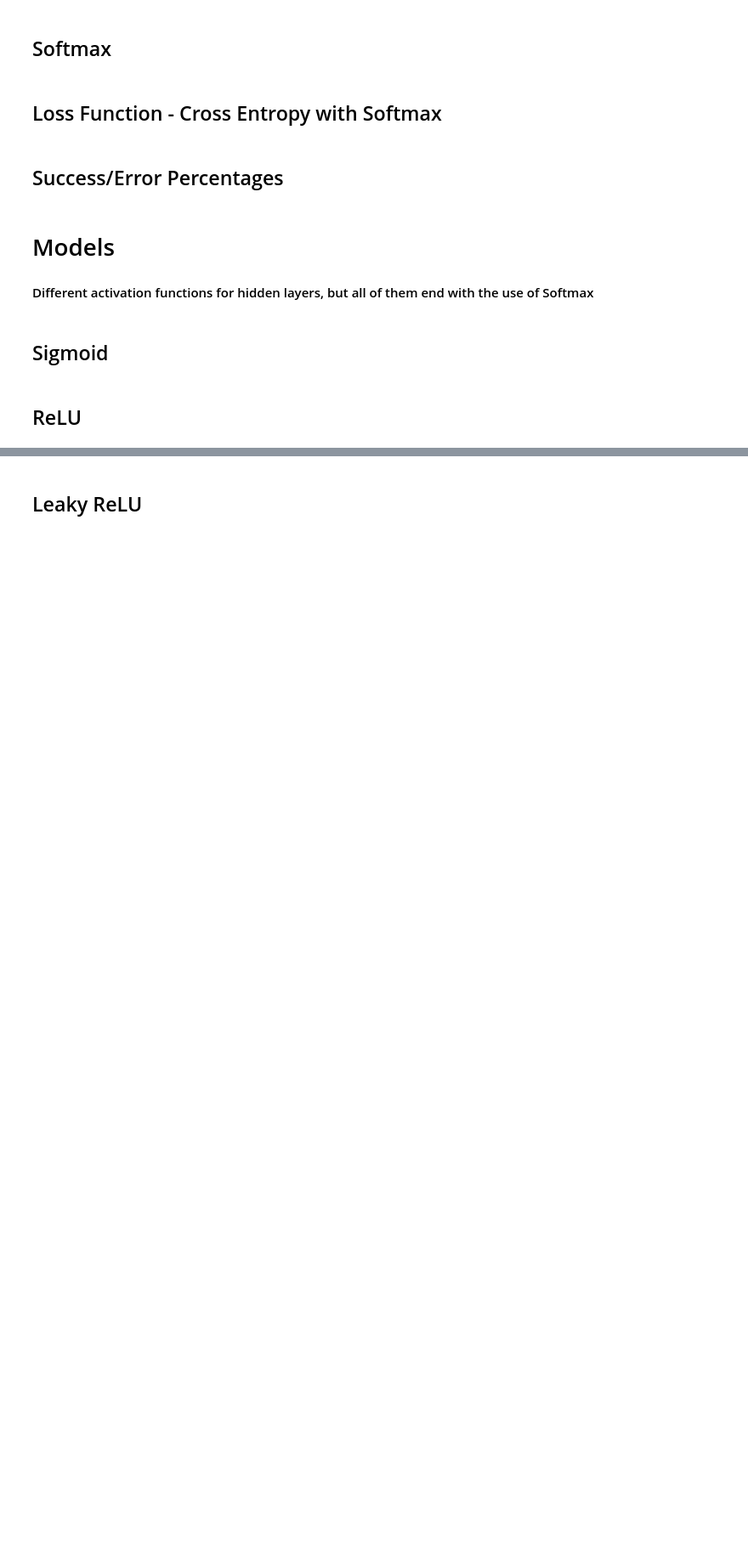
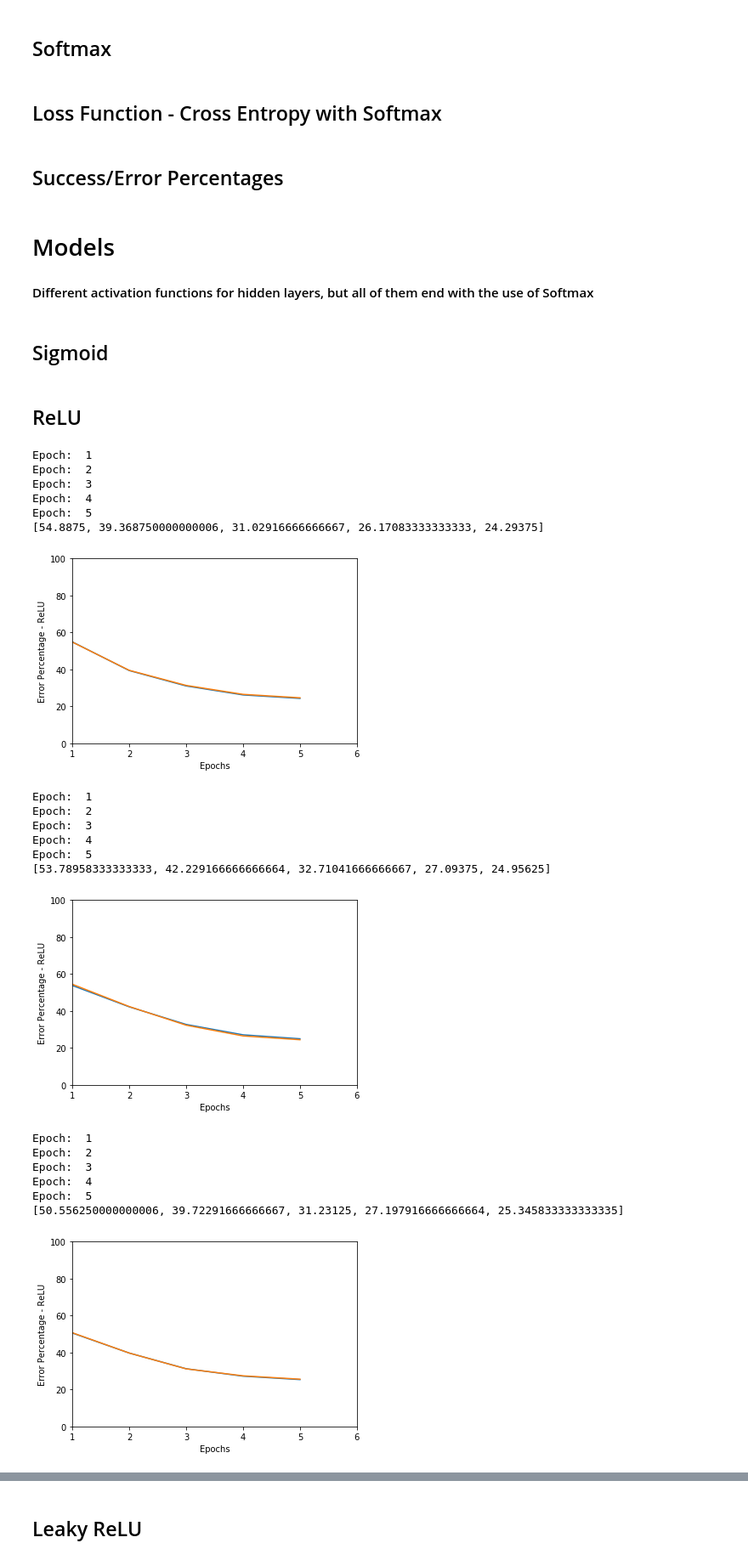
Before and after one commit to ruycastilho/MC886-Assignment02-NeuralNetworks, a Jupyter notebook: Assignment 2-NN-Part1.ipynb, the cells around one changed output, grey strips where cells are left out. Shown: that part at 85% size. Drawn from its saved outputs; the diff is of its cells as text; code cells hidden in the pictures; blank space fills up the shorter version.

Commit message:
Added plots

```diff
--- a/Assignment 2-NN-Part1.ipynb
+++ b/Assignment 2-NN-Part1.ipynb
@@ -98,11 +98,11 @@ output_layer=10
 # %% [markdown]
 ## Learning Rate
 # %%
-learning_rate = 0.01
+learning_rate = 0.0001
 # %% [markdown]
 ## Number of Epochs
 # %%
-epochs=1
+epochs=5
 # %% [markdown]
 ## Batch Size
 # %%
@@ -117,10 +117,10 @@ import numpy as np
 np.random.seed(21)
 
 def weights1():
-    return np.random.rand(input_layer, units_per_hidden_layer)
+    return np.random.rand(input_layer, units_per_hidden_layer)*0.01
 
 def weights2():
-    return np.random.rand(units_per_hidden_layer, output_layer)
+    return np.random.rand(units_per_hidden_layer, output_layer)*0.01
 
 
 # Adds biases, initialized with zeros
@@ -310,27 +330,28 @@ def sigmoid_prediction(parameters, X):
 # %%
 X1, y1 = getTrainSet()
 indices_generator = generate_sets(X1)
-model_list = []
-result_list = []
+model_list_sigmoid = []
+result_list_sigmoid = []
 
 i=0
 for train_index, val_index in indices_generator:
+    print("K=",i+1)
     x1_train = X1[train_index]
     y1_train = y1[train_index]
     x1_val = X1[val_index]
     y1_val = y1[val_index]
 
-    parameters = sigmoid_model(x1_train, y1_train)
-    model_list.append(parameters)
+    parameters_sigmoid = sigmoid_model(x1_train, y1_train, x1_val, y1_val)
+    model_list_sigmoid.append(parameters_sigmoid)
 
-#     y1_predict = sigmoid_prediction(parameters, x1_val)
-#     success = success_rate(y1_predict, y1_val)
-#     result_list.append(success)
+    y1_predict = sigmoid_prediction(parameters_sigmoid, x1_val)
+    success_sigmoid = success_rate(y1_predict, y1_val)
+    result_list_sigmoid.append(success_sigmoid)
 
     i += 1
 
-for i in range(0, len(result_list)):
-    print('Success rate for set', i, ' is: ', result_list[i])
+for i in range(0, len(result_list_sigmoid)):
+    print('Success rate for set', i, ' is: ', result_list_sigmoid[i])
 # %% [markdown]
 ## ReLU
 # %%
@@ -390,24 +469,47 @@ def relu_prediction(parameters, X):
 # %%
 X2, y2 = getTrainSet()
 indices_generator = generate_sets(X2)
 model_list_relu = []
 result_list_relu = []
 
 i=0
 for train_index, val_index in indices_generator:
+    print("K=",i+1)
     x2_train = X2[train_index]
     y2_train = y2[train_index]
     x2_val = X2[val_index]
     y2_val = y2[val_index]
 
-    parameters = relu_model(x2_train, y2_train)
+    parameters = relu_model(x2_train, y2_train, x2_val, y2_val)
     model_list_relu.append(parameters)
 
     y2_predict = relu_prediction(parameters, x2_val)
-    success = success_rate(y2_predict, y2_val)
-    result_list_relu.append(success)
+    success_relu = success_rate(y2_predict, y2_val)
+    result_list_relu.append(success_relu)
 
     i += 1
 
 for i in range(0, len(result_list)):
     print('Success rate for set', i, ' is: ', result_list[i])
+# %% [output]
+Epoch:  1
+Epoch:  2
+Epoch:  3
+Epoch:  4
+Epoch:  5
+[54.8875, 39.368750000000006, 31.02916666666667, 26.17083333333333, 24.29375]
+[figure, added]
+Epoch:  1
+Epoch:  2
+Epoch:  3
+Epoch:  4
+Epoch:  5
+[53.78958333333333, 42.229166666666664, 32.71041666666667, 27.09375, 24.95625]
+[figure, added]
+Epoch:  1
+Epoch:  2
+Epoch:  3
+Epoch:  4
+Epoch:  5
+[50.556250000000006, 39.72291666666667, 31.23125, 27.197916666666664, 25.345833333333335]
+[figure, added]
```
Also changed, not shown: parts of 9 cells of this notebook.
